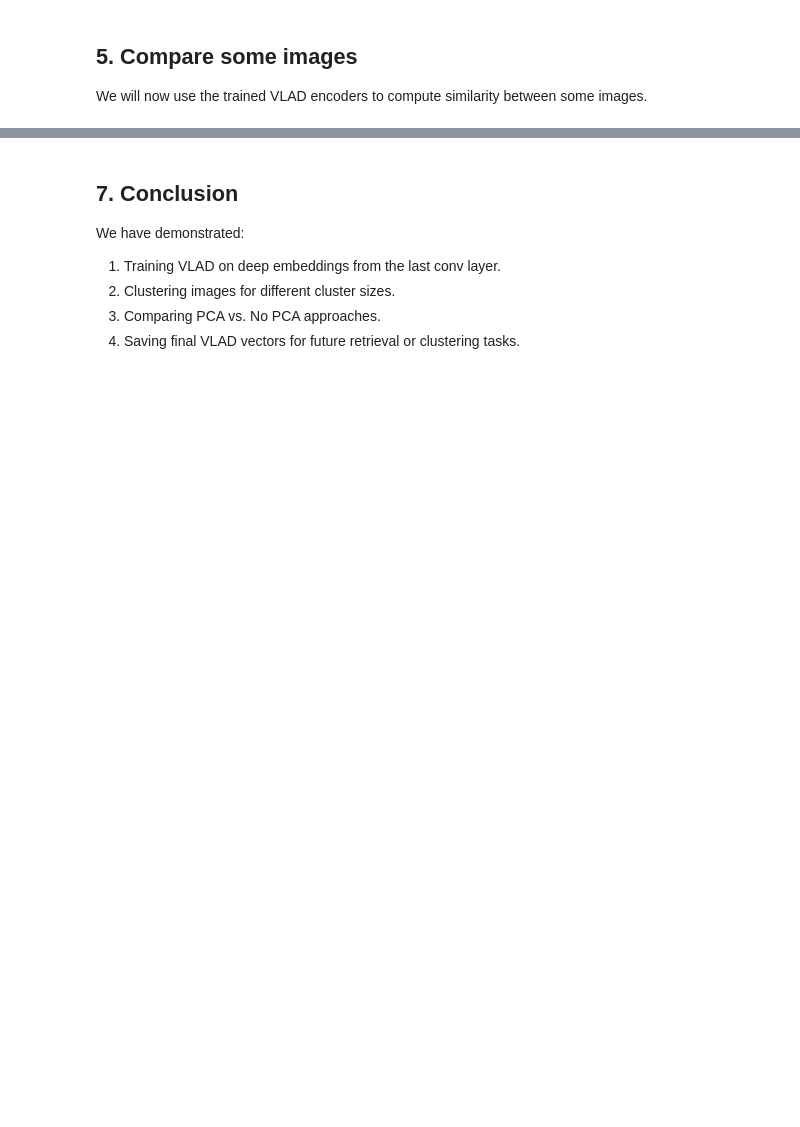
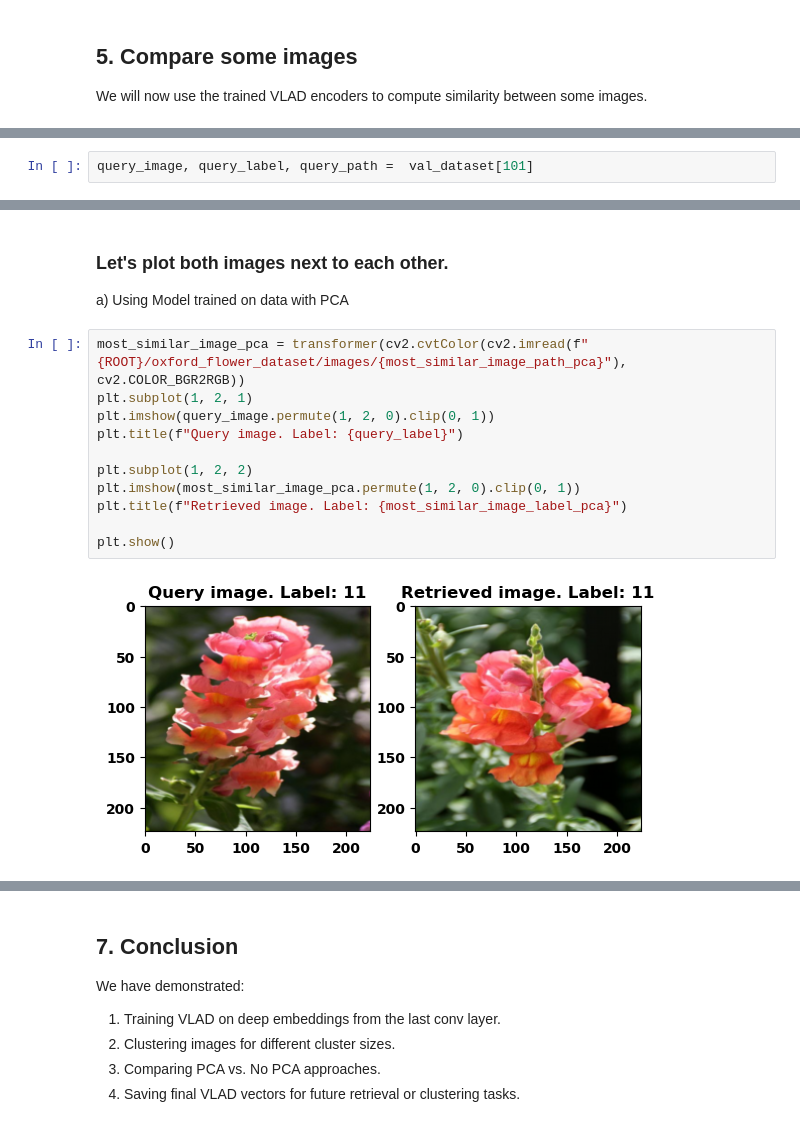
Before and after one commit to MechaCritter/Python-Visual-Similarity, a Jupyter notebook: examples/vlad_with_vgg16_embeddings.ipynb, the cells around one changed output, grey strips where cells are left out. Saved outputs shown, nothing was run; the diff lists cells and outputs as text; blank space fills up the shorter version.

```diff
--- a/examples/vlad_with_vgg16_embeddings.ipynb
+++ b/examples/vlad_with_vgg16_embeddings.ipynb
@@ -172,0 +218,2 @@ We will now use the trained VLAD encoders to compute similarity between some ima
+# %%
+query_image, query_label, query_path =  val_dataset[101]
@@ -172,0 +258,16 @@ We will now use the trained VLAD encoders to compute similarity between some ima
+# %% [markdown]
+### Let's plot both images next to each other.
+a) Using Model trained on data with PCA
+# %%
+most_similar_image_pca = transformer(cv2.cvtColor(cv2.imread(f"{ROOT}/oxford_flower_dataset/images/{most_similar_image_path_pca}"), cv2.COLOR_BGR2RGB))
+plt.subplot(1, 2, 1)
+plt.imshow(query_image.permute(1, 2, 0).clip(0, 1))
+plt.title(f"Query image. Label: {query_label}")
+
+plt.subplot(1, 2, 2)
+plt.imshow(most_similar_image_pca.permute(1, 2, 0).clip(0, 1))
+plt.title(f"Retrieved image. Label: {most_similar_image_label_pca}")
+
+plt.show()
+# %% [output]
+[figure, added]
```
Also changed, not shown: parts of 56 cells of this notebook, 8 other files.
